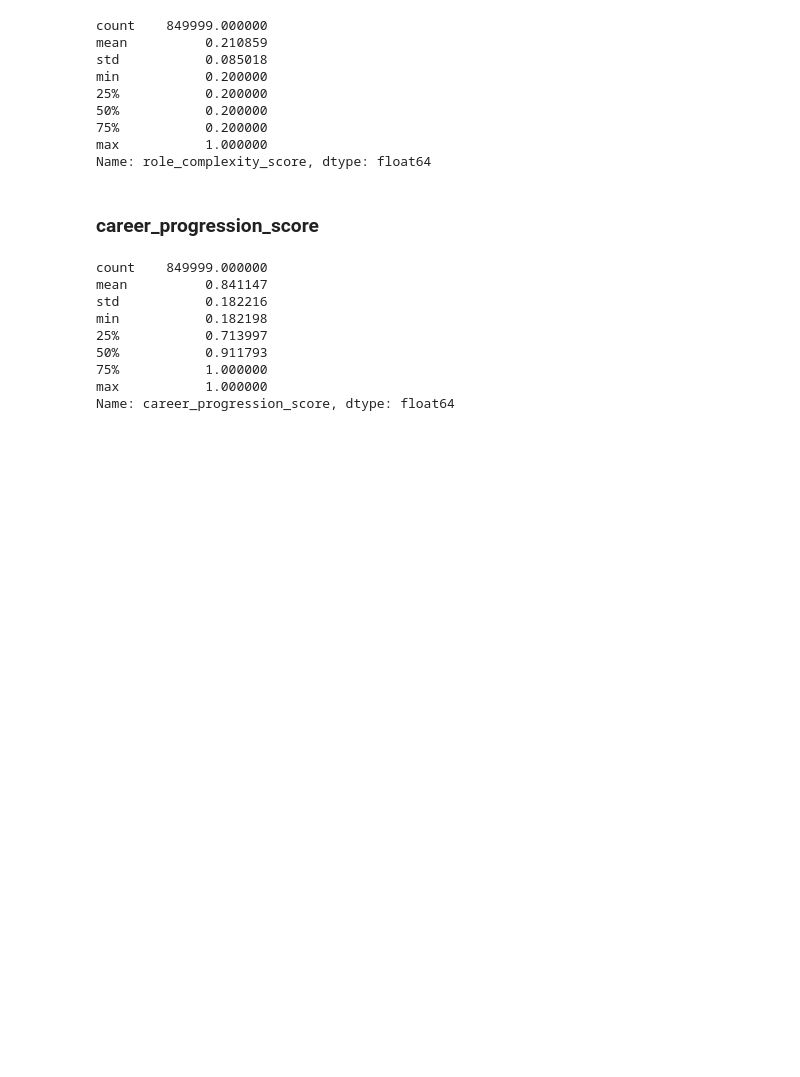
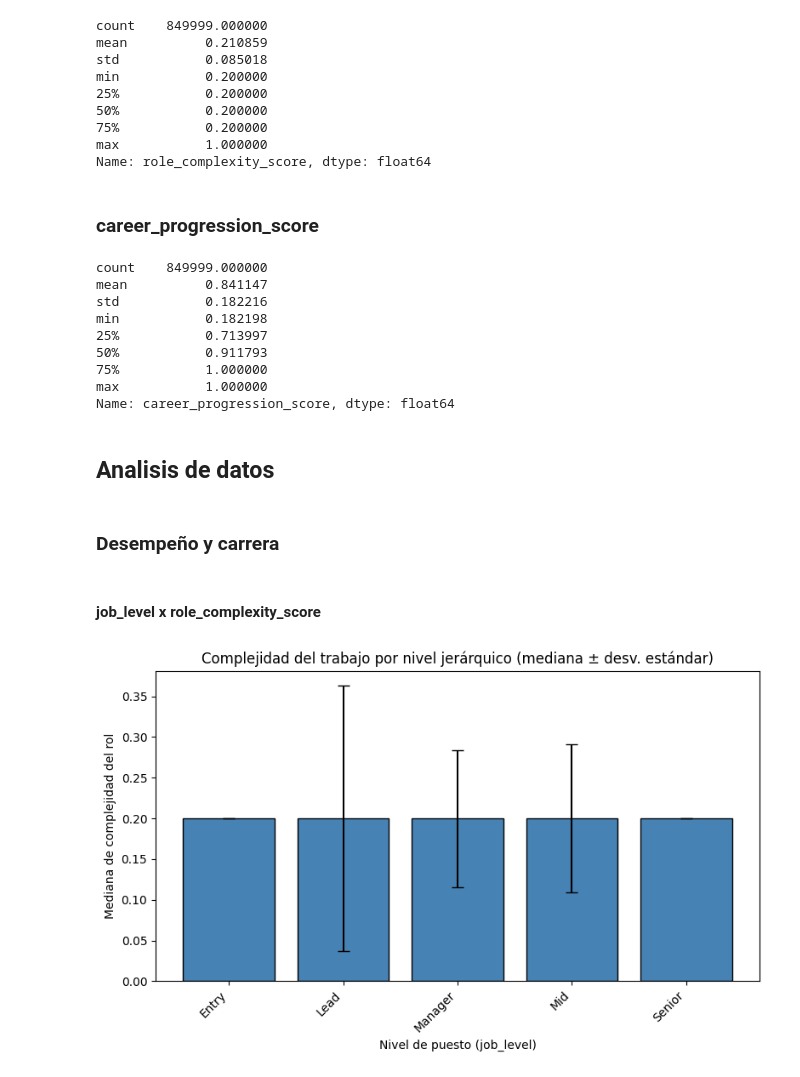
Before and after one commit to jbmild/ceia, a Jupyter notebook: AnalisisDeDatos/EjercicioIndividual/tp_individual.ipynb, the cells around one changed output. Drawn from its saved outputs; the diff is of its cells as text; code cells hidden in the pictures; blank space fills up the shorter version.

```diff
--- a/AnalisisDeDatos/EjercicioIndividual/tp_individual.ipynb
+++ b/AnalisisDeDatos/EjercicioIndividual/tp_individual.ipynb
@@ -551,3 +571,25 @@ min           0.182198
 75%           1.000000
 max           1.000000
 Name: career_progression_score, dtype: float64
+# %% [markdown]
+## Analisis de datos
+# %% [markdown]
+### Desempeño y carrera
+# %% [markdown]
+#### job_level x role_complexity_score
+# %%
+fig, ax = plt.subplots(figsize=(8, 5))
+stats = df.groupby("job_level")["role_complexity_score"].agg(["median", "std"]).reset_index()
+# Orden opcional: por mediana
+stats = stats.sort_values("median", ascending=False)
+x = range(len(stats))
+ax.bar(x, stats["median"], yerr=stats["std"], capsize=5, color="steelblue", edgecolor="black")
+ax.set_xticks(x)
+ax.set_xticklabels(stats["job_level"], rotation=45, ha="right")
+ax.set_xlabel("Nivel de puesto (job_level)")
+ax.set_ylabel("Mediana de complejidad del rol")
+ax.set_title("Complejidad del trabajo por nivel jerárquico (mediana ± desv. estándar)")
+plt.tight_layout()
+plt.show()
+# %% [output]
+[figure, added]
```
Also changed, not shown: parts of 16 cells of this notebook.
